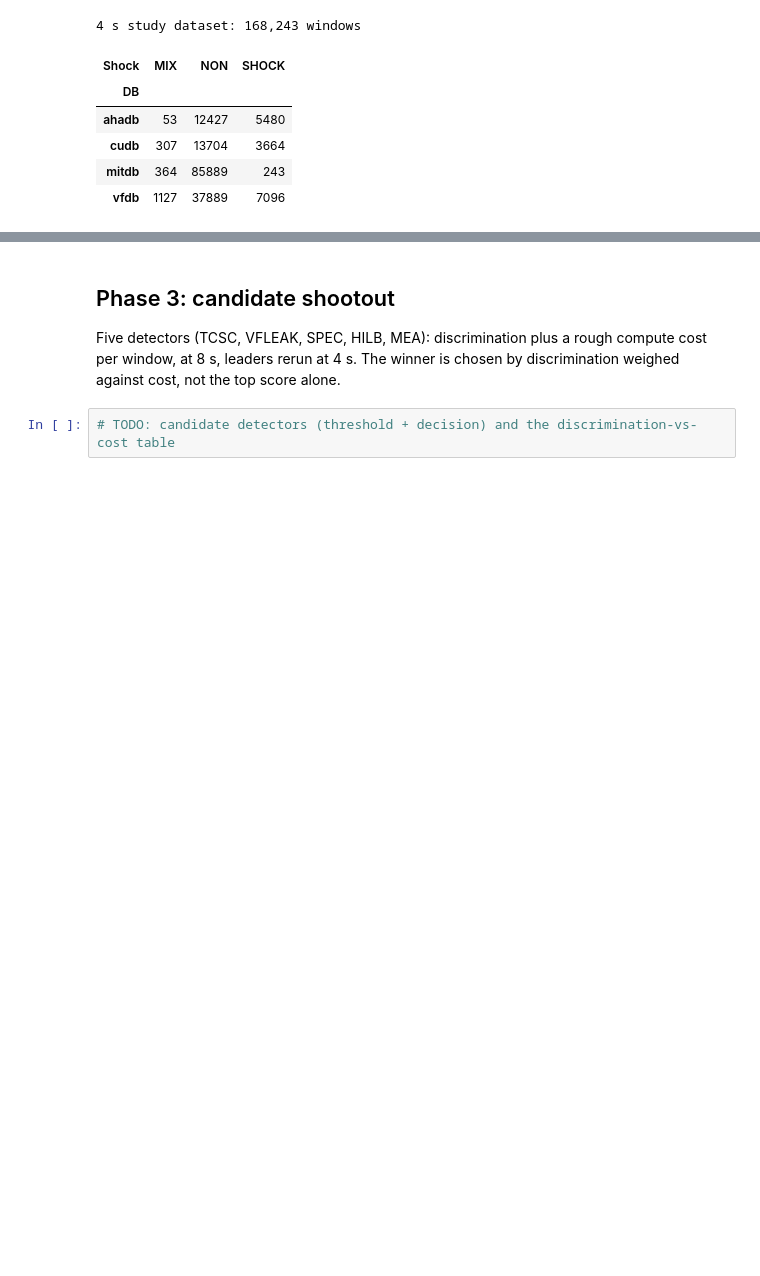
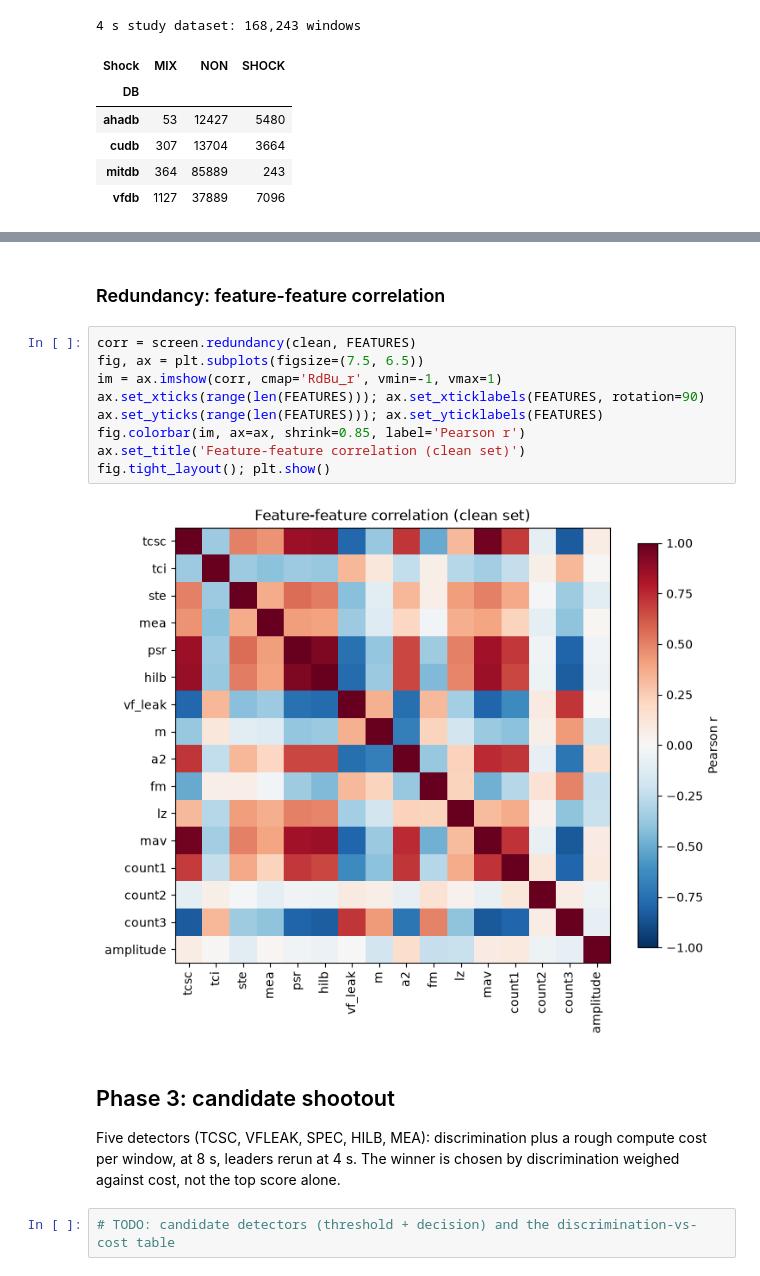
Before and after one commit to kbajalc/vfong, a Jupyter notebook: vfta/PIPELINE.ipynb, the cells around one changed output, grey strips where cells are left out. Cells and saved outputs as stored; diff of their text form; blank space fills up the shorter version.

```diff
--- a/vfta/PIPELINE.ipynb
+++ b/vfta/PIPELINE.ipynb
@@ -231,3 +276,16 @@ heatmap. This confirms the two added candidates (HILB, MEA).
+# %% [markdown]
+### Redundancy: feature-feature correlation
+# %%
+corr = screen.redundancy(clean, FEATURES)
+fig, ax = plt.subplots(figsize=(7.5, 6.5))
+im = ax.imshow(corr, cmap='RdBu_r', vmin=-1, vmax=1)
+ax.set_xticks(range(len(FEATURES))); ax.set_xticklabels(FEATURES, rotation=90)
+ax.set_yticks(range(len(FEATURES))); ax.set_yticklabels(FEATURES)
+fig.colorbar(im, ax=ax, shrink=0.85, label='Pearson r')
+ax.set_title('Feature-feature correlation (clean set)')
+fig.tight_layout(); plt.show()
+# %% [output]
+[figure, added]
 # %% [markdown]
 ## Phase 3: candidate shootout
 
```
Also changed, not shown: parts of 6 cells of this notebook, 1 other file.
